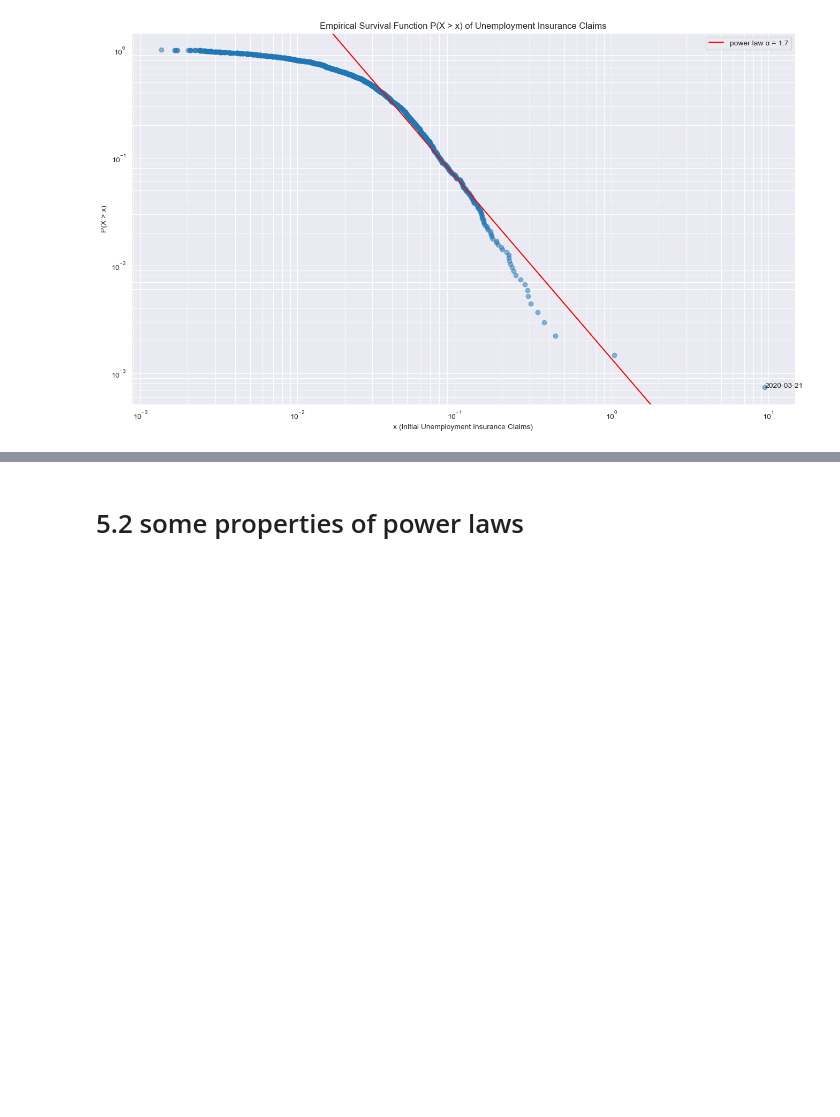
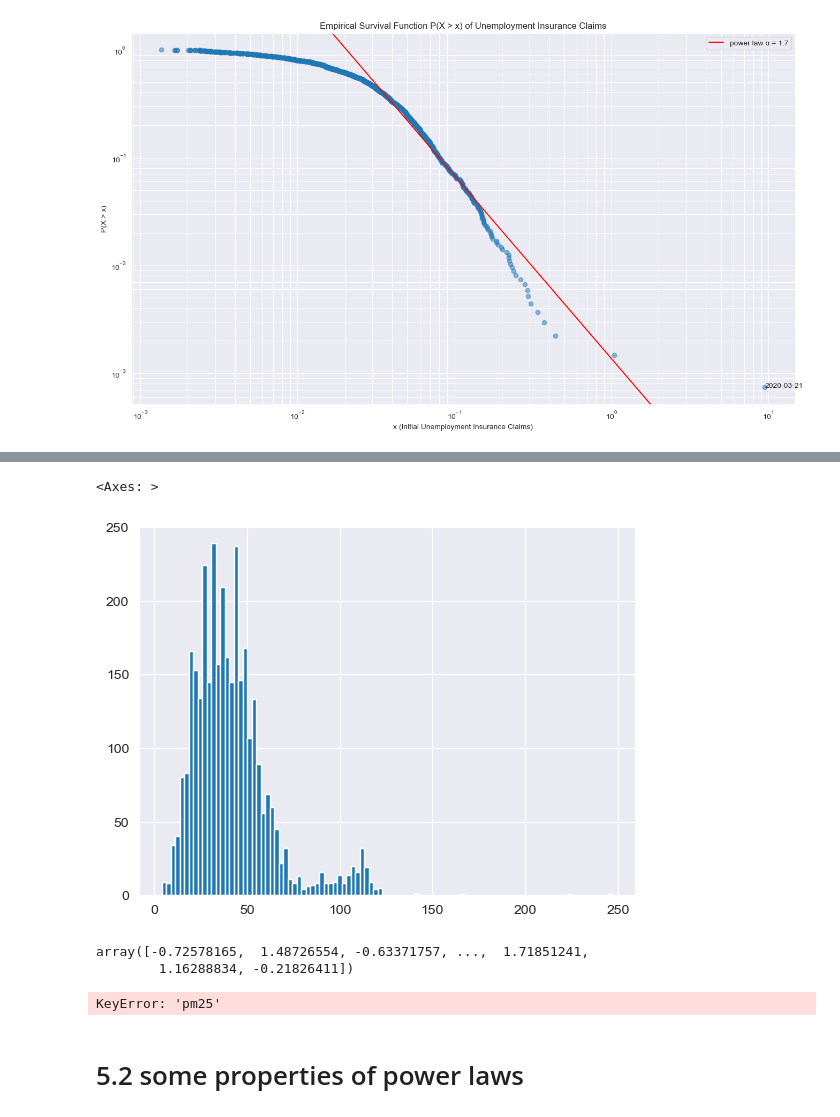
Before and after one commit to presian-abarov/Technical-Incerto-Python, a Jupyter notebook: 1 - Statistical Consequences of Fat Tails/Chapter-5.ipynb, the cells around one changed output, grey strips where cells are left out. Drawn from its saved outputs; the diff is of its cells as text; code cells hidden in the pictures; blank space fills up the shorter version.

```diff
--- a/1 - Statistical Consequences of Fat Tails/Chapter-5.ipynb
+++ b/1 - Statistical Consequences of Fat Tails/Chapter-5.ipynb
@@ -204,3 +230,17 @@ Text(0, 0.5, 'P(X > x)')
+# %%
+air_quality['pm25'].hist(bins=100)
+# %% [output]
+<Axes: >
+[figure, added]
+# %%
+x
+# %% [output]
+array([-0.72578165,  1.48726554, -0.63371757, ...,  1.71851241,
+        1.16288834, -0.21826411])
+# %%
+air_quality = pd.read_csv('../data/new-york-air-quality.csv', index_col=0, parse_dates=True)
+# %% [output]
+KeyError: 'pm25'
 # %% [markdown]
 # 5.2 some properties of power laws
 # %%
```
Also changed, not shown: parts of 3 cells of this notebook, 1 other file.
